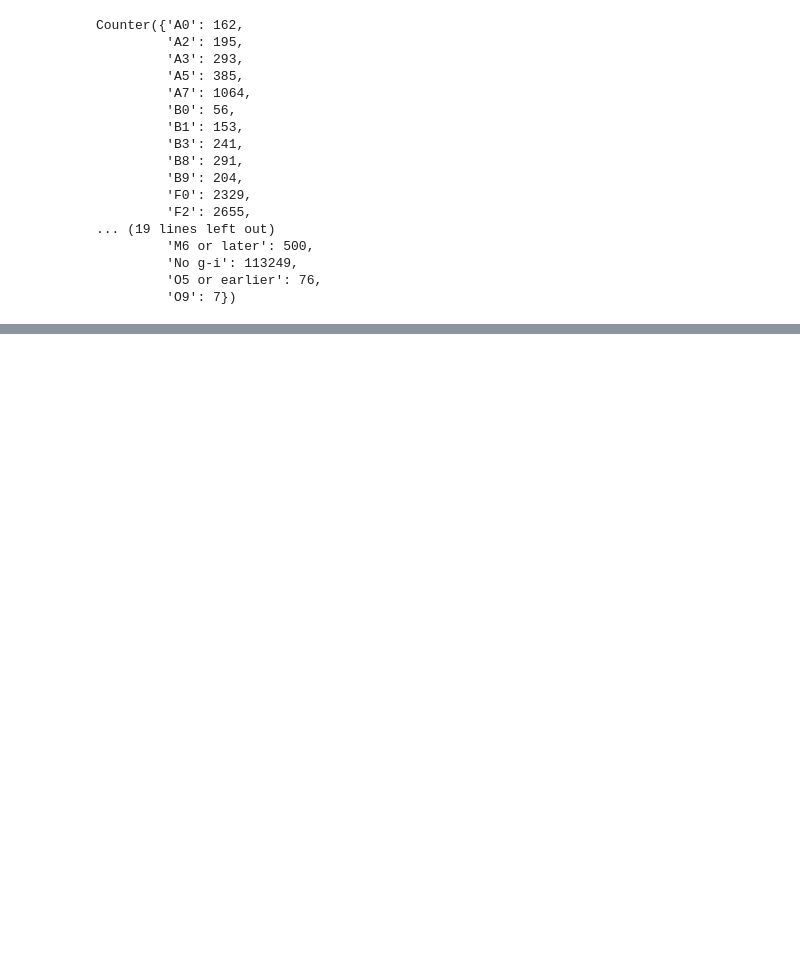
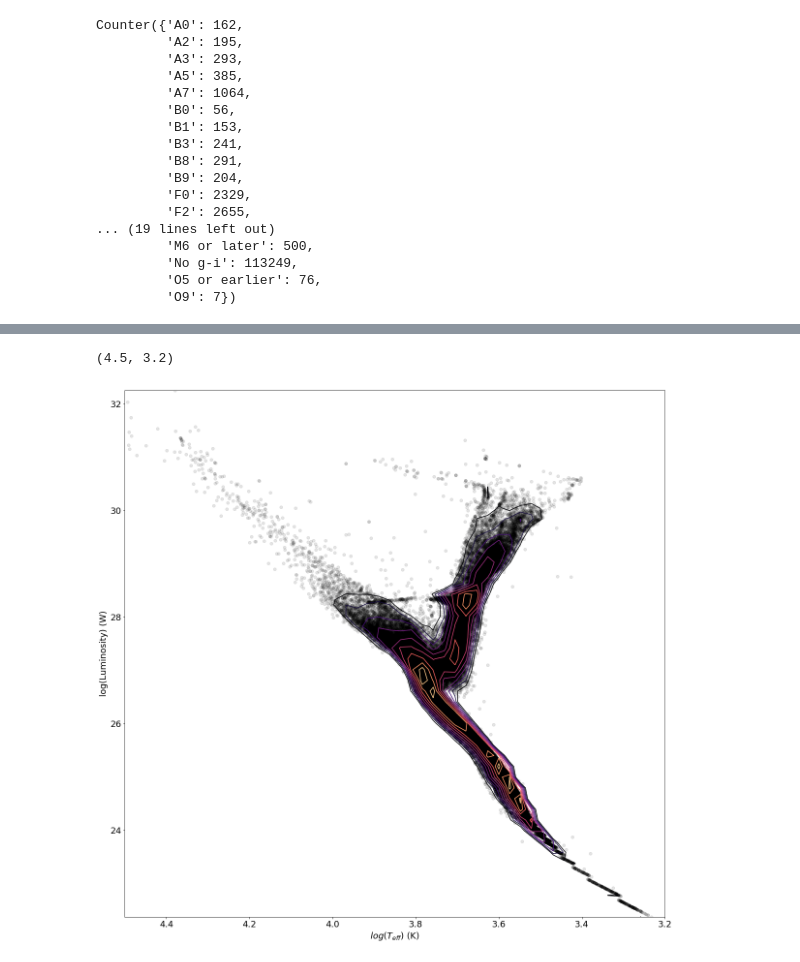
Before and after one commit to RileyWClarke/BiancoGroup, a Jupyter notebook: BiancoSummer2019.ipynb, the cells around one changed output, grey strips where cells are left out. Saved outputs shown, nothing was run; the diff lists cells and outputs as text; code cells hidden in the pictures; blank space fills up the shorter version.

Commit message:
Added density contour plot

```diff
--- a/BiancoSummer2019.ipynb
+++ b/BiancoSummer2019.ipynb
@@ -231,0 +288,18 @@ Counter({'A0': 162,
+# %%
+teff_na = df['k2_teff'].dropna()
+L_na = df['k2_L'].dropna()
+# %%
+from astroML import plotting
+
+ax = plt.figure(figsize=(20,20)).add_subplot()
+plotting.scatter_contour(np.log10(teff_na), np.log10(L_na), threshold=50, log_counts=True, ax=ax,
+                histogram2d_args=dict(bins=50),
+                filled_contour=False,
+                plot_args=dict(marker='o', linestyle='none', color='black', alpha=0.1),
+                contour_args=dict(cmap=plt.cm.magma))
+plt.ylabel('log(Luminosity) (W)')
+plt.xlabel(r'$log(T_{eff})$ (K)')
+plt.xlim(4.5,3.2)
+# %% [output]
+(4.5, 3.2)
+[figure, added]
```
Also changed, not shown: parts of 1 cell of this notebook.
